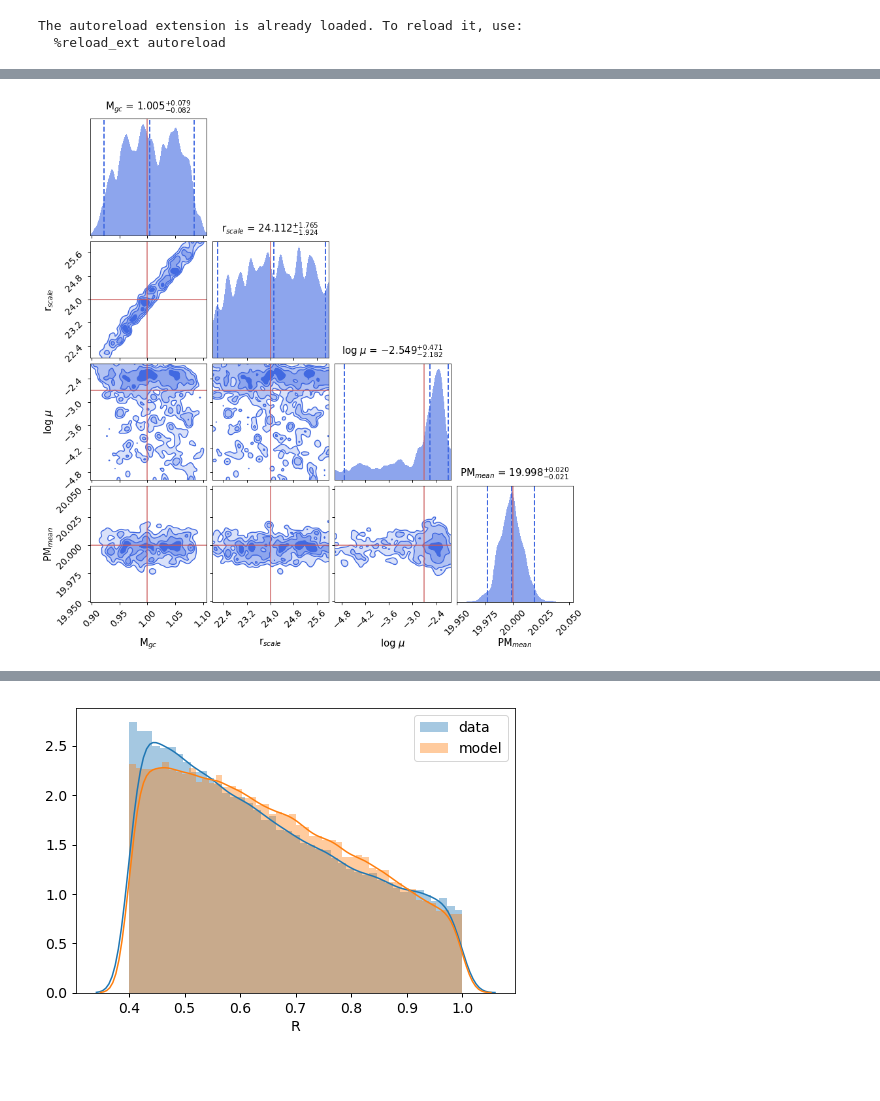
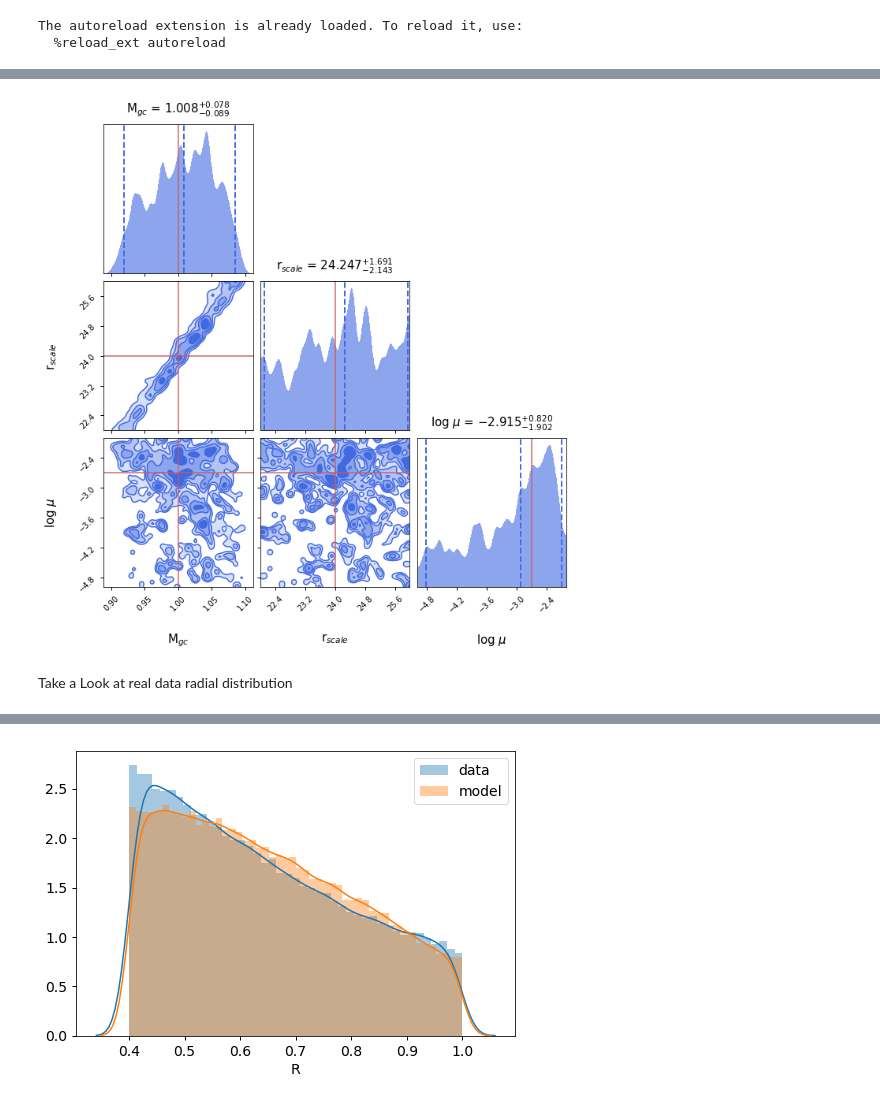
Before and after one commit to nstarman/jas1101_project, a Jupyter notebook: notebooks/Dynesty_GCModel.ipynb, the cells around one changed output, grey strips where cells are left out. Cells and saved outputs as stored; diff of their text form; code cells hidden in the pictures; blank space fills up the shorter version.

```diff
--- a/notebooks/Dynesty_GCModel.ipynb
+++ b/notebooks/Dynesty_GCModel.ipynb
@@ -121,19 +160,32 @@ plt.tight_layout()
 # %%
-def prior(u):
+def prior(u, normalize=True):
     v = u.copy()
-    v[0] = u[0] * 0.4 + 0.8 # M_GC
-    v[1] = u[1] * 4 + 22  # r_scale
-    v[2] = u[2] * 3 - 5   # log beta
-    v[3] = u[3] * 4 + 18  # y_mean
+
+    v[0] = u[0] * 0.4 + 0.8  # M_GC
+
+#     if normalize:
+#         v[1] = u[1] * 0.4 + 0.8  # r_scale (normed)
+#     else:
+    v[1] = u[1] * 4 + 22     # r_scale
+
+    v[2] = u[2] * 3 - 5      # log beta
+
     return v
 
-def loglike(v):
-    M_gc, r_scale, logbeta, y_mean = v
+def loglike(v, normalize=True):
+    M_gc, r_scale, logbeta = v
+
+#     if normalize:
     M_gc = M_gc * 1e6
+
     beta = 10**logbeta
 
-    ypred = y_mean
+    ypred = 0
     sigma2 = sigmar_2(x, M_gc, r_scale, beta).to_value((u.km/u.s)**2)
+
+    if normalize:
+#         sigma2_n = sigmar_2(1, M_gc, r_scale, beta).to_value((u.km/u.s)**2)
+        sigma2 = sigma2 / scale**2
 
     residsq = (ypred - y)**2 / sigma2
     loglike = -0.5 * np.sum(residsq + np.log(2 * np.pi * sigma2))
@@ -176,0 +266,10 @@ Total Time Elapsed : 572.5s
+# %%
+start = time.time()
+pdsampler = dynesty.DynamicNestedSampler(loglike, prior, 3)
+pdsampler.run_nested(nlive_init=nlive_init,
+                     nlive_batch=nlive_batch,
+                     maxbatch=maxbatch,
+                     dlogz_init=dlogz,
+                     wt_kwargs={'pfrac': pfrac})
+end = time.time()
+print("Total Time Elapsed : %.1fs"%(end-start))
@@ -177,13 +279,14 @@ Total Time Elapsed : 572.5s
 # %%
-fig, ax = plt.subplots(4,4,figsize=(12,12))
-dyplot.cornerplot(pdsampler.results, truths=[M_gc/1e6, r_scale, np.log10(beta), y_mean], labels=[r'M$_{gc}$', 'r$_{scale}$', 'log $\mu$', 'PM$_{mean}$'],
+fig, ax = plt.subplots(3,3,figsize=(10,10))
+dyplot.cornerplot(pdsampler.results, truths=[M_gc/1e6, r_scale, np.log10(beta)], labels=[r'M$_{gc}$', 'r$_{scale}$', 'log $\mu$'],
                   color="royalblue", truth_color="indianred",
                   title_kwargs={'fontsize':15, 'y': 1.04}, title_fmt='.3f',
                   label_kwargs={'fontsize':15}, show_titles=True, fig=(fig,ax))
-# plt.savefig("Tuc47_Model_dynesty.png", png=100)
 plt.show()
 # %% [output]
-[figure, old version]
+[figure, new version]
+# %% [markdown]
+Take a Look at real data radial distribution
 # %%
 drct = r"../data/"
 gc_name = "NGC_104_47Tuc"
```
Also changed, not shown: parts of 27 cells of this notebook.
